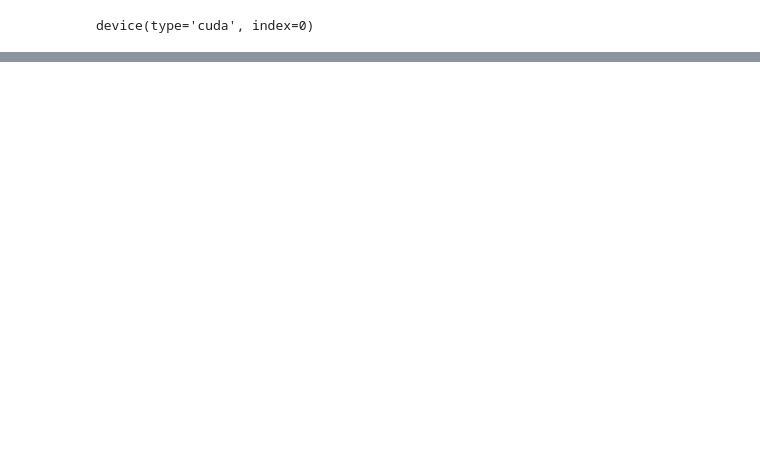
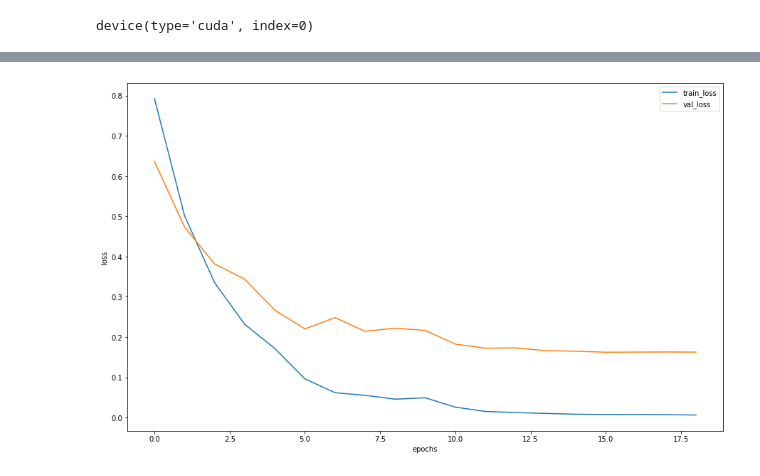
Before and after one commit to obi-1-konobe/music_similarity, a Jupyter notebook: notebooks/13.12.ipynb, the cells around one changed output, grey strips where cells are left out. Drawn from its saved outputs; the diff is of its cells as text; code cells hidden in the pictures; blank space fills up the shorter version.

```diff
--- a/notebooks/13.12.ipynb
+++ b/notebooks/13.12.ipynb
@@ -243,6 +263,7 @@ Conv2d(1, 64, kernel_size=(7, 7), stride=(2, 2), padding=(3, 3), bias=False)
 # %%
+history = list()
 criterion = nn.TripletMarginLoss(margin=1)
-optimizer = torch.optim.Adam(model.parameters(), lr=1.0e-3)
+optimizer = torch.optim.Adam(model.parameters(), lr=1.0e-4, weight_decay=0.01)
 scheduler = torch.optim.lr_scheduler.StepLR(optimizer, 5, gamma=0.5)
 # %%
 model = model.to(device)
@@ -274,0 +328,12 @@ torch.save(model, '../pickles_for_git/model_triplet.pth')
+# %%
+loss, val_loss = zip(*history)
+# %%
+plt.figure(figsize=(15, 9))
+plt.plot(loss, label="train_loss")
+plt.plot(val_loss, label="val_loss")
+plt.legend(loc='best')
+plt.xlabel("epochs")
+plt.ylabel("loss")
+plt.show()
+# %% [output]
+[figure, added]
```
Also changed, not shown: parts of 21 cells of this notebook, 6 other files.
